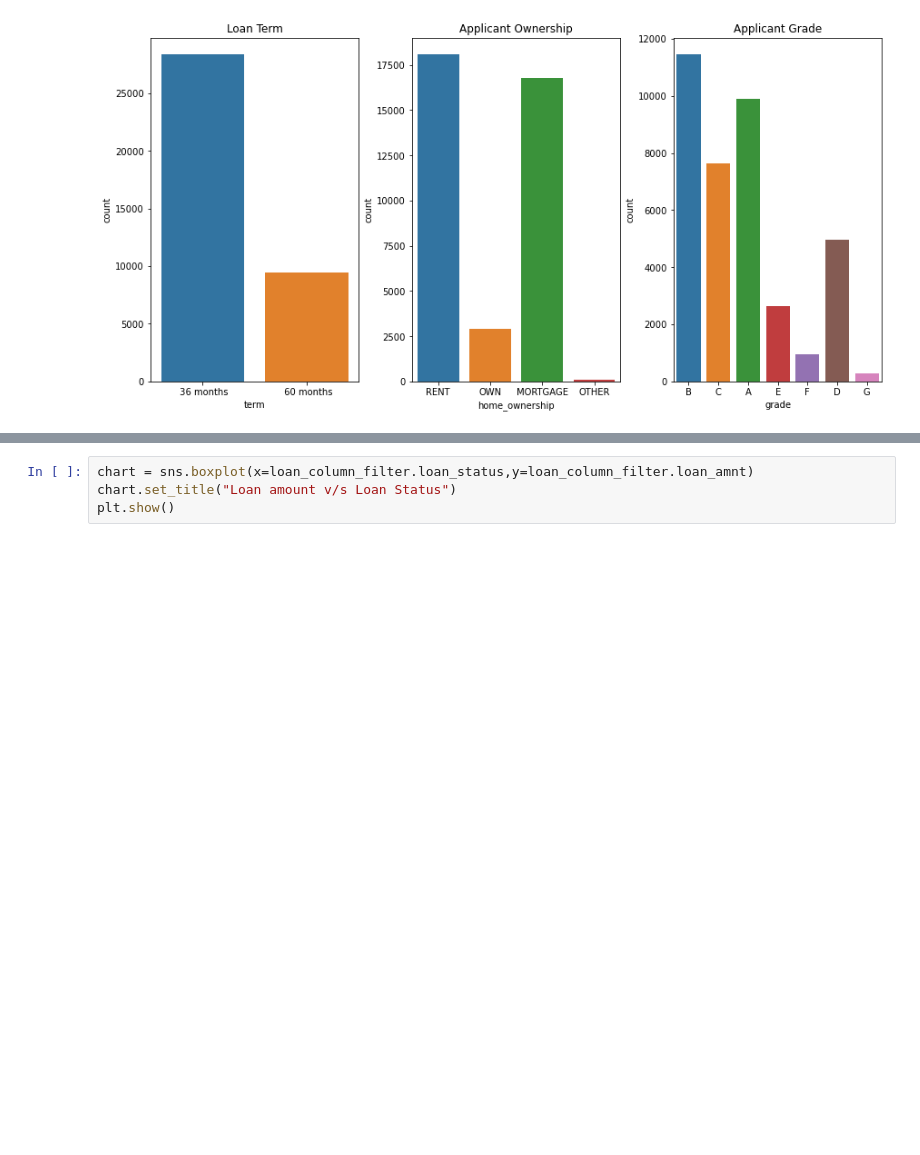
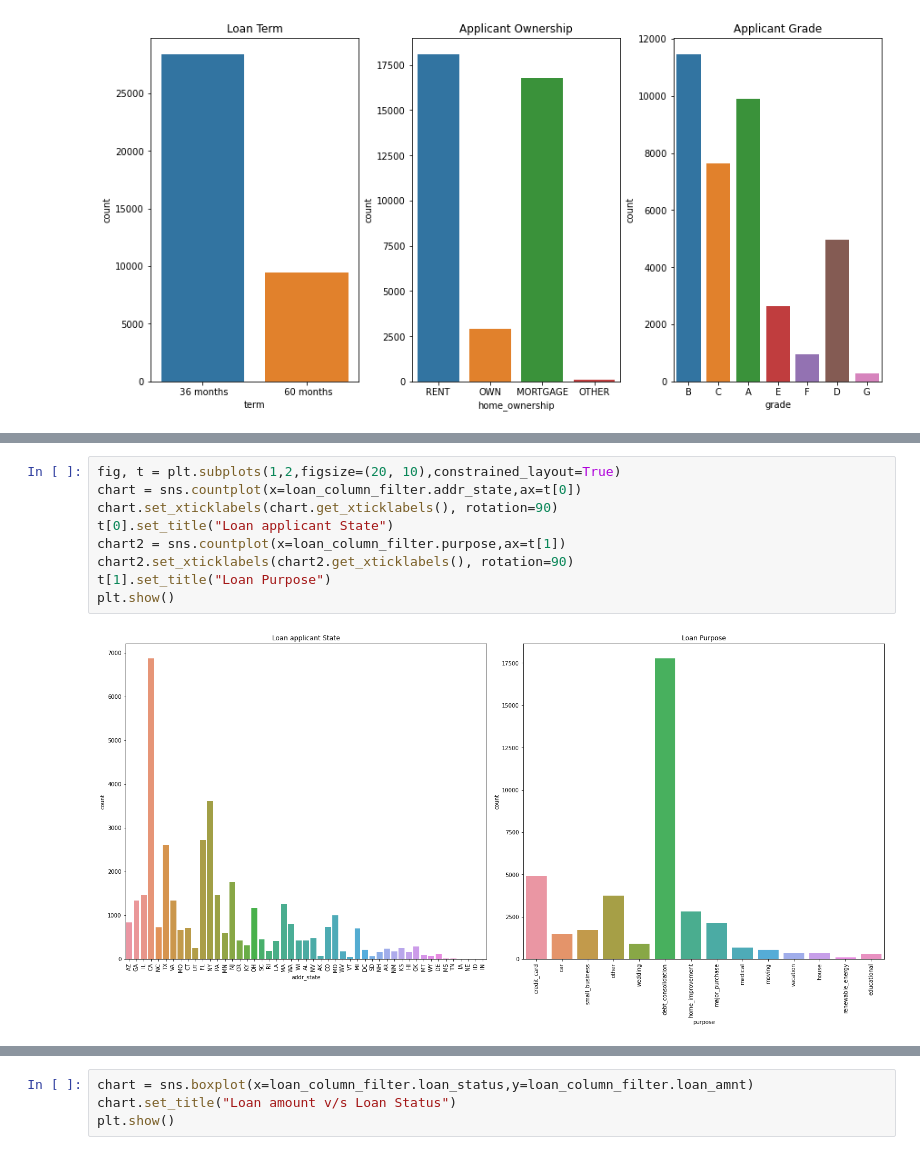
Before and after one commit to Naveenkv93/LeadingLoan_Case_Study, a Jupyter notebook: Case_Study.ipynb, the cells around one changed output, grey strips where cells are left out. Cells and saved outputs as stored; diff of their text form; blank space fills up the shorter version.

```diff
--- a/Case_Study.ipynb
+++ b/Case_Study.ipynb
@@ -325,0 +353,11 @@ Single column analysis provided idea about distribution of data for each columns
+# %%
+fig, t = plt.subplots(1,2,figsize=(20, 10),constrained_layout=True)
+chart = sns.countplot(x=loan_column_filter.addr_state,ax=t[0])
+chart.set_xticklabels(chart.get_xticklabels(), rotation=90)
+t[0].set_title("Loan applicant State")
+chart2 = sns.countplot(x=loan_column_filter.purpose,ax=t[1])
+chart2.set_xticklabels(chart2.get_xticklabels(), rotation=90)
+t[1].set_title("Loan Purpose")
+plt.show()
+# %% [output]
+[figure, added]
```
Also changed, not shown: parts of 59 cells of this notebook.
